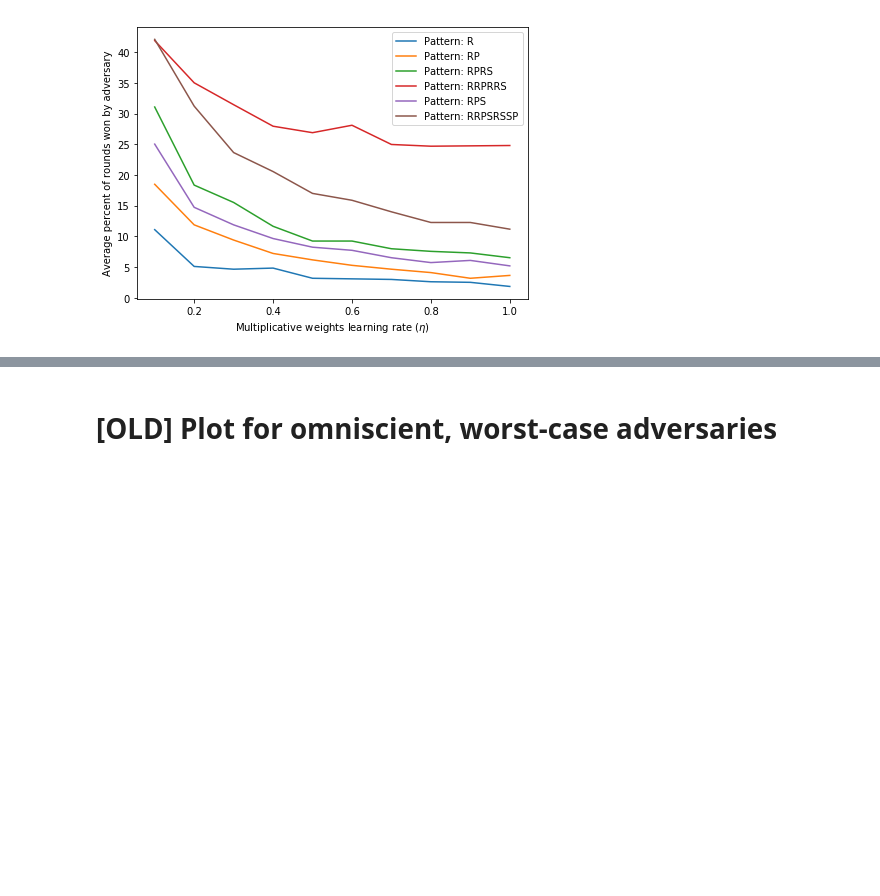
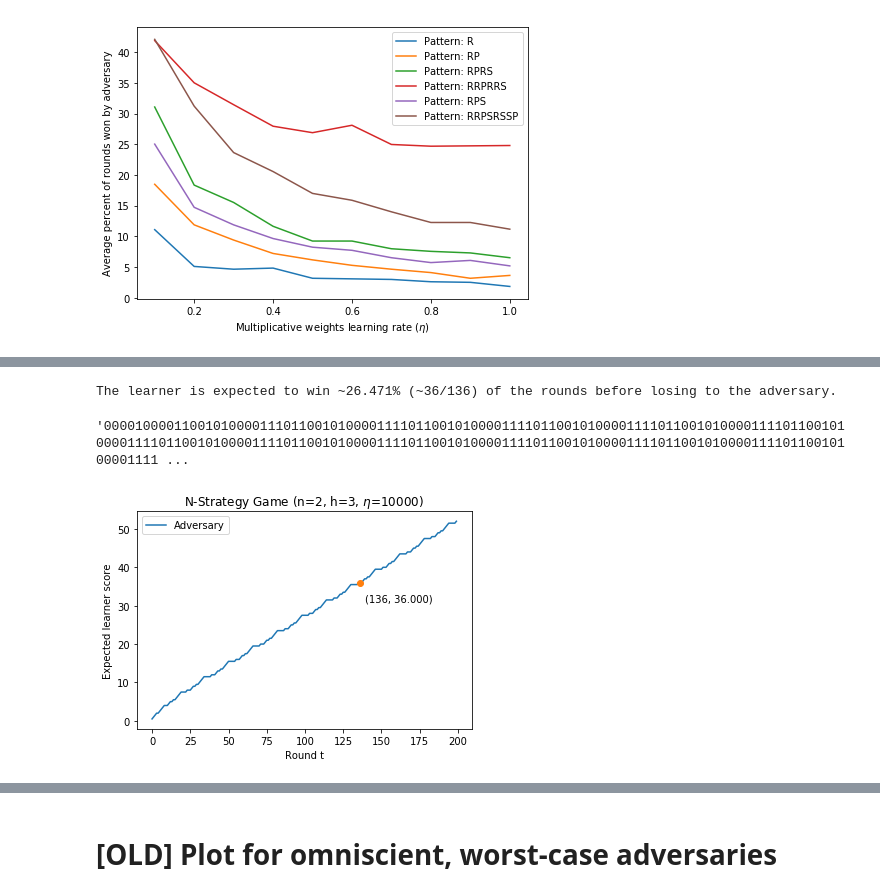
Before and after one commit to priscilla-lee/cos511_final_project, a Jupyter notebook: 511 Final Project Experiment Results.ipynb, the cells around one changed output, grey strips where cells are left out. Cells and saved outputs as stored; diff of their text form; code cells hidden in the pictures; blank space fills up the shorter version.

```diff
--- a/511 Final Project Experiment Results.ipynb
+++ b/511 Final Project Experiment Results.ipynb
@@ -113,0 +166,9 @@ plt.xscale("log", basex=2)
+# %%
+# When eta is INFINITY, the learner *definitely* makes mistakes
+# Investigating mistake sequence (Hypothesis: corresponds to adversary input)
+
+mistake_sequence = ''.join([str(m) for m in (prob_learner_win16 < 0.1)*1])
+# %% [output]
+The learner is expected to win ~26.471% (~36/136) of the rounds before losing to the adversary.
+'0000100001100101000011101100101000011110110010100001111011001010000111101100101000011110110010100001111011001010000111101100101000011110110010100001111011001010000111101100101000011110110010100001111 ...
+[figure, added]
```
Also changed, not shown: parts of 14 cells of this notebook, 4 other files.
